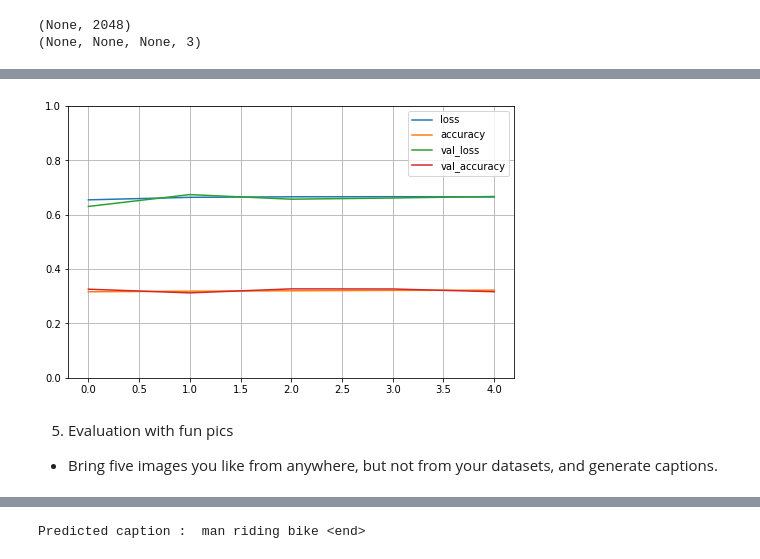
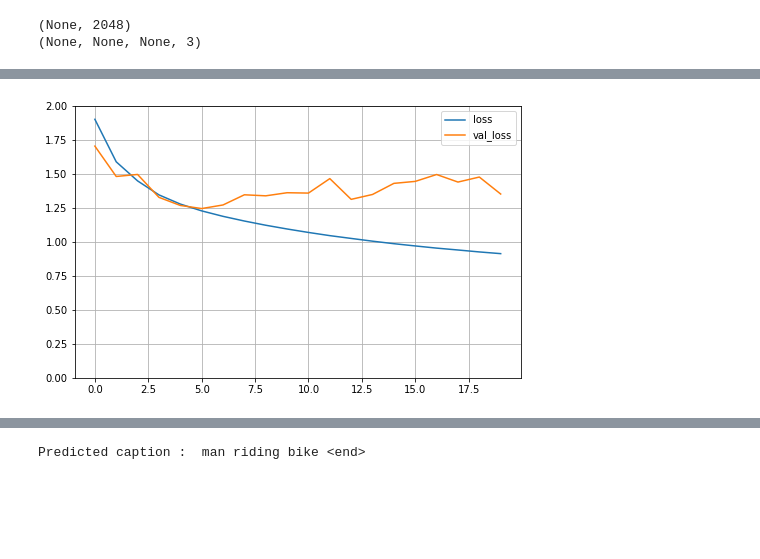
Before and after one commit to karlrameld/AI_in3, a Jupyter notebook: Example_Image_Captioning/HW30k.ipynb, the cells around one changed output, grey strips where cells are left out. Saved outputs shown, nothing was run; the diff lists cells and outputs as text; code cells hidden in the pictures; blank space fills up the shorter version.

Commit message:
Changed to 8k again with different model

```diff
--- a/Example_Image_Captioning/HW30k.ipynb
+++ b/Example_Image_Captioning/HW30k.ipynb
@@ -275,20 +275,21 @@ from tensorflow import keras
 
 #encoder
 enc_in = keras.layers.Input(shape=(2048,),name='image')
-enc_2 = keras.layers.Dense(1024, activation='relu')(enc_in)
-enc_3 = keras.layers.Dense(512, activation='relu')(enc_2)
+enc_1 = keras.layers.Dropout(0.2)(enc_in)
+enc_2 = keras.layers.Dense(256, activation='relu')(enc_1)
 #RNN
 dec_in = keras.layers.Input(shape=(None, ), name='text')
-dec_1 = keras.layers.Embedding(vocab_size, 1024, mask_zero=True)(dec_in)
-dec_3 = keras.layers.GRU(1024, return_sequences=True)(dec_in)
-dec_5 = keras.layers.GRU(512, return_sequences=True)(dec_3)
-#decoder
-dec_mix = keras.layers.add([enc_3, dec_5])
-dec_mix_2 = keras.layers.Dense(512, activation='relu')(dec_mix)
-dec_mix_3 = keras.layers.Dense(1024, activation='relu')(dec_mix_2)
-dec_out = keras.layers.Dense(vocab_size, activation='softmax', name='output')(dec_mix_3)
+dec_1 = keras.layers.Embedding(vocab_size, 256, mask_zero=True)(dec_in)
 
-model_1 = keras.models.Model(inputs=[enc_in, dec_in], outputs=[dec_out])
+dec_mix = keras.layers.add([enc_2, dec_1])
+dec_2 = keras.layers.Dropout(0.2)(dec_mix)
+dec_3 = keras.layers.LSTM(128, return_sequences=True)(dec_2)
+dec_4 = keras.layers.Dropout(0.2)(dec_3)
+dec_5 = keras.layers.LSTM(256, return_sequences=True)(dec_4)
+dec_out_1 = keras.layers.Dense(256, activation='relu')(dec_5)
+dec_out_2 = keras.layers.Dense(vocab_size, activation='softmax', name='output')(dec_out_1)
+
+model_1 = keras.models.Model(inputs=[enc_in, dec_in], outputs=[dec_out_2])
 
 model_1.summary()
 # %% [output]
@@ -296,8 +313,7 @@ NameError: name 'vocab_size' is not defined
 # %%
 model_1.compile(
-    optimizer=tf.keras.optimizers.RMSprop(),
-    loss='sparse_categorical_crossentropy',
-    metrics=['accuracy'],)
+    optimizer=tf.keras.optimizers.Adam(),
+    loss='sparse_categorical_crossentropy',)
 
 history = model_1.fit(train_dataset, validation_data=valid_dataset, epochs=20, validation_steps=2)
 # %% [output]
@@ -314,16 +337,13 @@ Epoch 5/5
 # %%
 pd.DataFrame(history.history).plot(figsize=(8, 5))
 plt.grid(True)
-plt.gca().set_ylim(0, 1)
+plt.gca().set_ylim(0, 2)
 plt.show()
 model_1.save("my_model.h5")
 # %% [output]
-[figure, old version]
+[figure, new version]
 # %%
 model_1 = tf.keras.models.load_model("my_model.h5")
-# %% [markdown]
-5. Evaluation with fun pics
- - Bring five images you like from anywhere, but not from your datasets, and generate captions.
 # %%
 def generate_caption(image_url):
     image = tf.keras.utils.get_file(origin=image_url)
```
Also changed, not shown: parts of 33 cells of this notebook, 1 other file.
